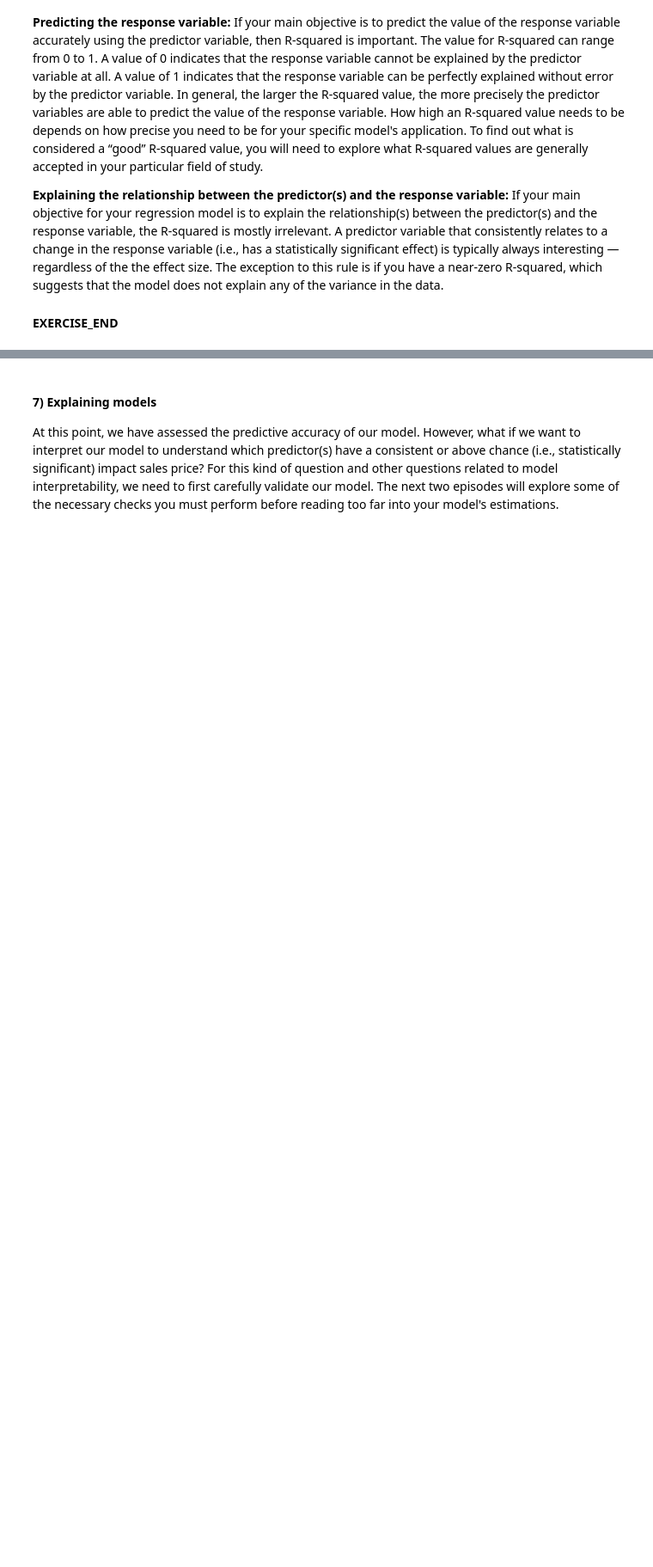
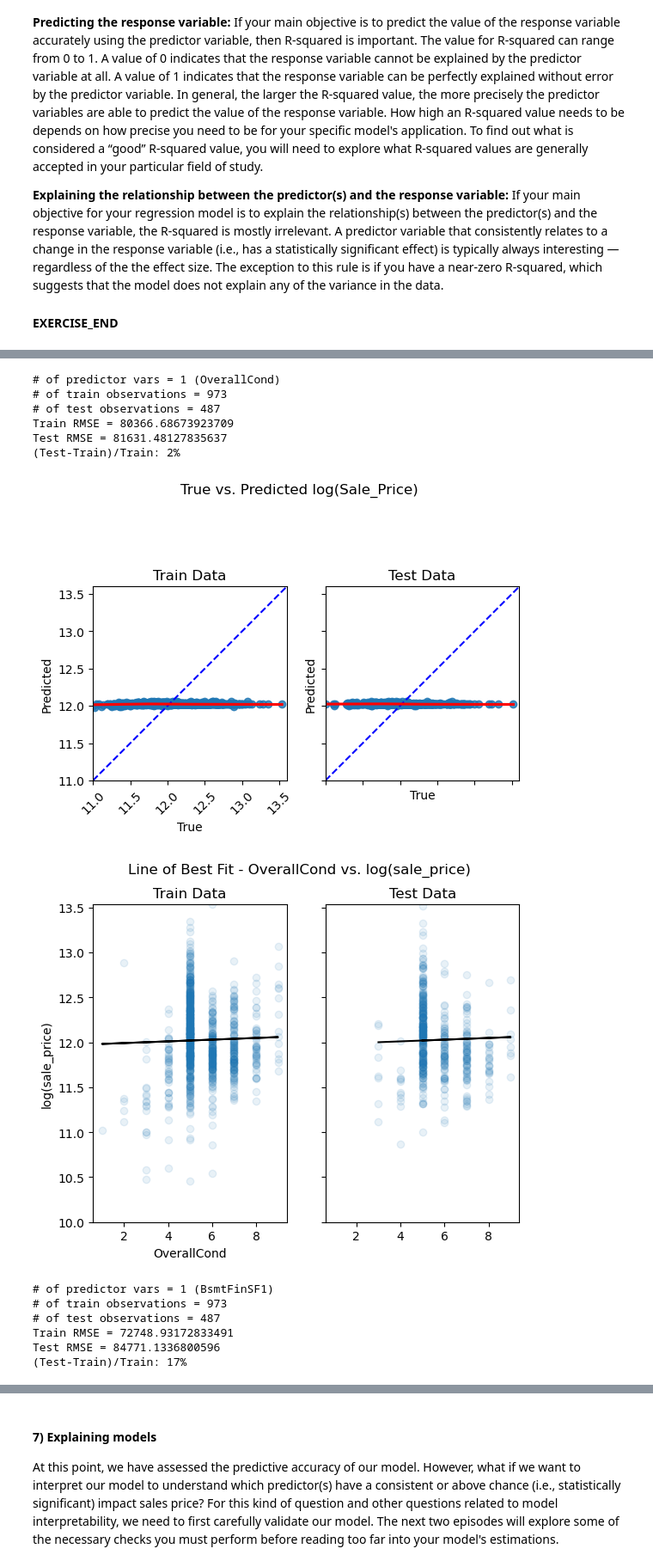
Before and after one commit to carpentries-incubator/high-dimensional-analysis-in-python, a Jupyter notebook: code/03-Regression-intro.ipynb, the cells around one changed output, grey strips where cells are left out. Shown at 86% size. Cells and saved outputs as stored; diff of their text form; code cells hidden in the pictures; blank space fills up the shorter version.

```diff
--- a/code/03-Regression-intro.ipynb
+++ b/code/03-Regression-intro.ipynb
@@ -297,0 +382,35 @@ If your main objective for your regression model is to explain the relationship(
+# %%
+feat_index=0
+for feat in sorted_predictors[-5:]:
+    # fit univariate model and return train/test RMSE
+    RMSE_train, RMSE_test = fit_eval_model(X_train=X_train, y_train=y_train,
+                                           X_test=X_test, y_test=y_test,
+                                           predictors=[feat],
+                                           metric='RMSE', log_scaled=True,
+                                           model_type='unregularized', include_plots=True)
+    print('')
+    # store model errors
+    RMSE_train_list[feat_index] = RMSE_train
+    RMSE_test_list[feat_index] = RMSE_test#metrics.mean_squared_error(y_test, predicted_test,squared=False) # squared=False to get RMSE instead of MSE
+    feat_index+=1
+
+# store errors in pandas dataframe for ease of access downstream
+df_model_err = pd.DataFrame()
+df_model_err['Predictor Variable'] = X_train.columns
+df_model_err['Train RMSE'] = RMSE_train_list
+df_model_err['Test RMSE'] = RMSE_test_list
+# %% [output]
+# of predictor vars = 1 (OverallCond)
+# of train observations = 973
+# of test observations = 487
+Train RMSE = 80366.68673923709
+Test RMSE = 81631.48127835637
+(Test-Train)/Train: 2%
+[figure, added]
+[figure, added]
+# of predictor vars = 1 (BsmtFinSF1)
+# of train observations = 973
+# of test observations = 487
+Train RMSE = 72748.93172833491
+Test RMSE = 84771.1336800596
+(Test-Train)/Train: 17%
```
Also changed, not shown: parts of 10 cells of this notebook, 5 other files.
